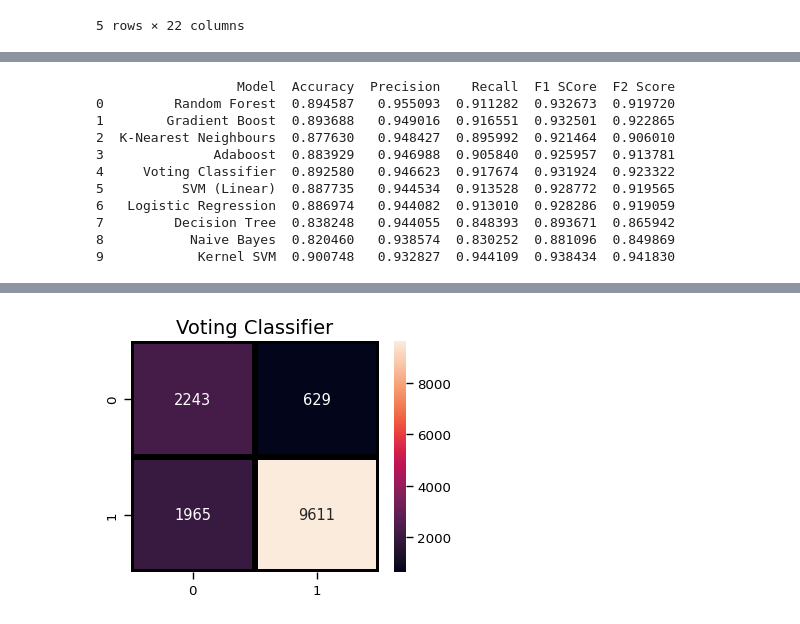
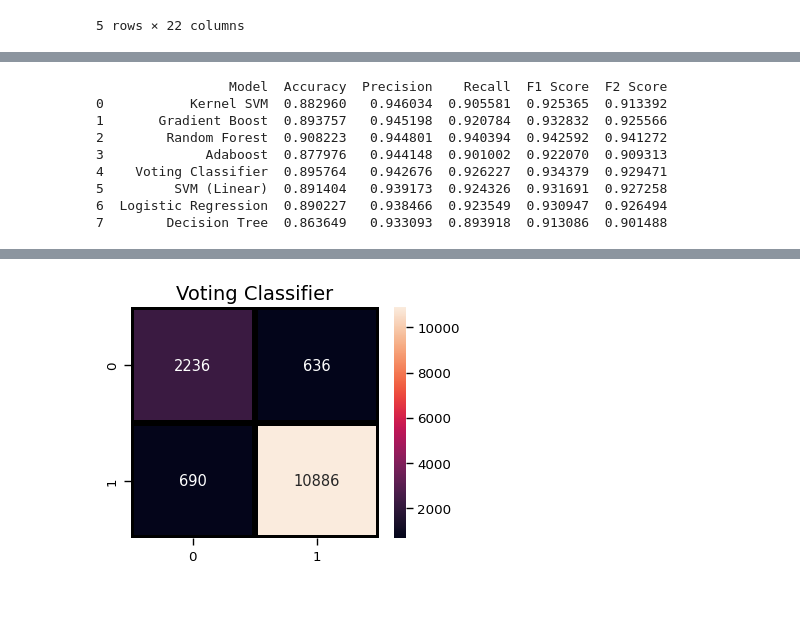
Before and after one commit to TNMedhavi/RSU50-K.A.T.N.Medhavi, a Jupyter notebook: RSU50_20249401_K.A.T.N.Medhavi.ipynb, the cells around one changed output, grey strips where cells are left out. Saved outputs shown, nothing was run; the diff lists cells and outputs as text; code cells hidden in the pictures.

```diff
--- a/RSU50_20249401_K.A.T.N.Medhavi.ipynb
+++ b/RSU50_20249401_K.A.T.N.Medhavi.ipynb
@@ -1078,8 +1028,6 @@ models = []
 models.append(('Logistic Regression', LogisticRegression(solver='liblinear', random_state = 0)))
 models.append(('SVC', SVC(kernel = 'linear', random_state = 0)))
 models.append(('Kernel SVM', SVC(kernel = 'rbf', random_state = 0)))
-models.append(('KNN', KNeighborsClassifier(n_neighbors = 5, metric = 'minkowski', p = 2)))
-models.append(('Gaussian NB', GaussianNB()))
 models.append(('Decision Tree Classifier', DecisionTreeClassifier(criterion = 'entropy', random_state = 0)))
 models.append(('Random Forest', RandomForestClassifier(n_estimators=100, criterion = 'entropy', random_state = 0)))
 models.append(("Adaboost", AdaBoostClassifier()))
@@ -1178,11 +1113,0 @@ plt.show()
-# %%
-#Score array to find out the Optimal value of K Neighbors for KNN model
-
-score_array = []
-
-for each in range(1,30):
-    knn_loop = KNeighborsClassifier(n_neighbors = each)
-    knn_loop.fit(X_resampled, y_resampled)
-    score_array.append(knn_loop.score(X_test,y_test))
-
-score_array
@@ -1280,7 +1171,7 @@ def model_evaluation(y_test, y_pred, model_name):
 
     results = pd.DataFrame([[model_name, acc, prec, rec, f1, f2]],
                        columns = ["Model", "Accuracy", "Precision", "Recall",
-                                 "F1 SCore", "F2 Score"])
+                                 "F1 Score", "F2 Score"])
     results = results.sort_values(["Precision", "Recall", "F2 Score"], ascending = False)
     return results
 # %%
@@ -1336,21 +1219,19 @@ y_pred10 = classifier10.predict(X_test)
 # %%
-lr = model_evaluation(y_test, y_pred, "Logistic Regression")
+lr = model_evaluation(y_test, y_pred1, "Logistic Regression")
 svm = model_evaluation(y_test, y_pred2, "SVM (Linear)")
-knn = model_evaluation(y_test, y_pred3, "K-Nearest Neighbours")
-k_svm = model_evaluation(y_test, y_pred4, "Kernel SVM")
-nb = model_evaluation(y_test, y_pred5, "Naive Bayes")
-dt = model_evaluation(y_test, y_pred6, "Decision Tree")
-rf = model_evaluation(y_test, y_pred7, "Random Forest")
-ab = model_evaluation(y_test, y_pred8, "Adaboost")
-gb = model_evaluation(y_test, y_pred9, "Gradient Boost")
-vc = model_evaluation(y_test, y_pred10, "Voting Classifier")
+k_svm = model_evaluation(y_test, y_pred3, "Kernel SVM")
+dt = model_evaluation(y_test, y_pred4, "Decision Tree")
+rf = model_evaluation(y_test, y_pred5, "Random Forest")
+ab = model_evaluation(y_test, y_pred6, "Adaboost")
+gb = model_evaluation(y_test, y_pred7, "Gradient Boost")
+vc = model_evaluation(y_test, y_pred8, "Voting Classifier")
 
 
 # Concatenate the DataFrames along the axis of rows
-eval_ = pd.concat([lr, svm, knn, k_svm, nb, dt, rf, ab, gb, vc], axis=0)
+eval_ = pd.concat([lr, svm, k_svm, dt, rf, ab, gb, vc], axis=0)
 
 # Sort the DataFrame in descending order by the specified performance metrics
-eval_ = eval_.sort_values(["Precision", "Recall", "F2 Score"], ascending=False)
+eval_ = eval_.sort_values(["Precision", "Recall", "F1 Score"], ascending=False)
 
 # Reset the index of the DataFrame
 eval_ = eval_.reset_index(drop=True)
@@ -1358,20 +1239,17 @@ eval_ = eval_.reset_index(drop=True)
 # Print the DataFrame
 print(eval_)
 # %% [output]
-                  Model  Accuracy  Precision    Recall  F1 SCore  F2 Score
-0         Random Forest  0.894587   0.955093  0.911282  0.932673  0.919720
-1        Gradient Boost  0.893688   0.949016  0.916551  0.932501  0.922865
-2  K-Nearest Neighbours  0.877630   0.948427  0.895992  0.921464  0.906010
-3              Adaboost  0.883929   0.946988  0.905840  0.925957  0.913781
-4     Voting Classifier  0.892580   0.946623  0.917674  0.931924  0.923322
-5          SVM (Linear)  0.887735   0.944534  0.913528  0.928772  0.919565
-6   Logistic Regression  0.886974   0.944082  0.913010  0.928286  0.919059
-7         Decision Tree  0.838248   0.944055  0.848393  0.893671  0.865942
-8           Naive Bayes  0.820460   0.938574  0.830252  0.881096  0.849869
-9            Kernel SVM  0.900748   0.932827  0.944109  0.938434  0.941830
+                 Model  Accuracy  Precision    Recall  F1 Score  F2 Score
+0           Kernel SVM  0.882960   0.946034  0.905581  0.925365  0.913392
+1       Gradient Boost  0.893757   0.945198  0.920784  0.932832  0.925566
+2        Random Forest  0.908223   0.944801  0.940394  0.942592  0.941272
+3             Adaboost  0.877976   0.944148  0.901002  0.922070  0.909313
+4    Voting Classifier  0.895764   0.942676  0.926227  0.934379  0.929471
+5         SVM (Linear)  0.891404   0.939173  0.924326  0.931691  0.927258
+6  Logistic Regression  0.890227   0.938466  0.923549  0.930947  0.926494
+7        Decision Tree  0.863649   0.933093  0.893918  0.913086  0.901488
 # %%
-predictions = [y_pred, y_pred2 , y_pred3, y_pred4, y_pred5, y_pred5, y_pred6, y_pred7,
-              y_pred8, y_pred9, y_pred10]
+predictions = [y_pred1, y_pred2 , y_pred3, y_pred4, y_pred5,  y_pred6, y_pred7, y_pred8]
 
 for i, j in zip(predictions, eval_.Model.values):
     plt.figure(figsize=(4,3))
@@ -1388 +1266 @@ for i, j in zip(predictions, eval_.Model.values):
-[figure, old version]
+[figure, new version]
```
Also changed, not shown: parts of 48 cells of this notebook, 1 other file.
